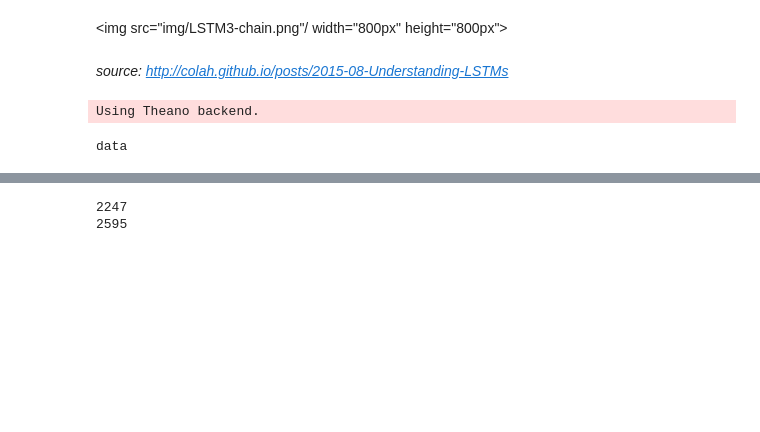
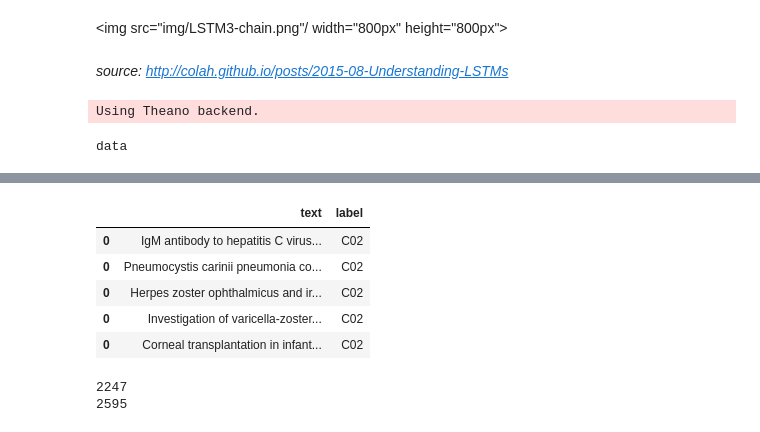
Before and after one commit to unnati-xyz/intro-to-deep-learning-for-nlp, a Jupyter notebook: Recurrent Neural Networks.ipynb, the cells around one changed output, grey strips where cells are left out. Cells and saved outputs as stored; diff of their text form; code cells hidden in the pictures; blank space fills up the shorter version.

```diff
--- a/Recurrent Neural Networks.ipynb
+++ b/Recurrent Neural Networks.ipynb
@@ -35,0 +84,9 @@ data
+# %%
+df.tail()
+# %% [output]
+|  | text | label |
+| 0 | IgM antibody to hepatitis C virus... | C02 |
+| 0 | Pneumocystis carinii pneumonia co... | C02 |
+| 0 | Herpes zoster ophthalmicus and ir... | C02 |
+| 0 | Investigation of varicella-zoster... | C02 |
+| 0 | Corneal transplantation in infant... | C02 |
```
Also changed, not shown: parts of 12 cells of this notebook.
